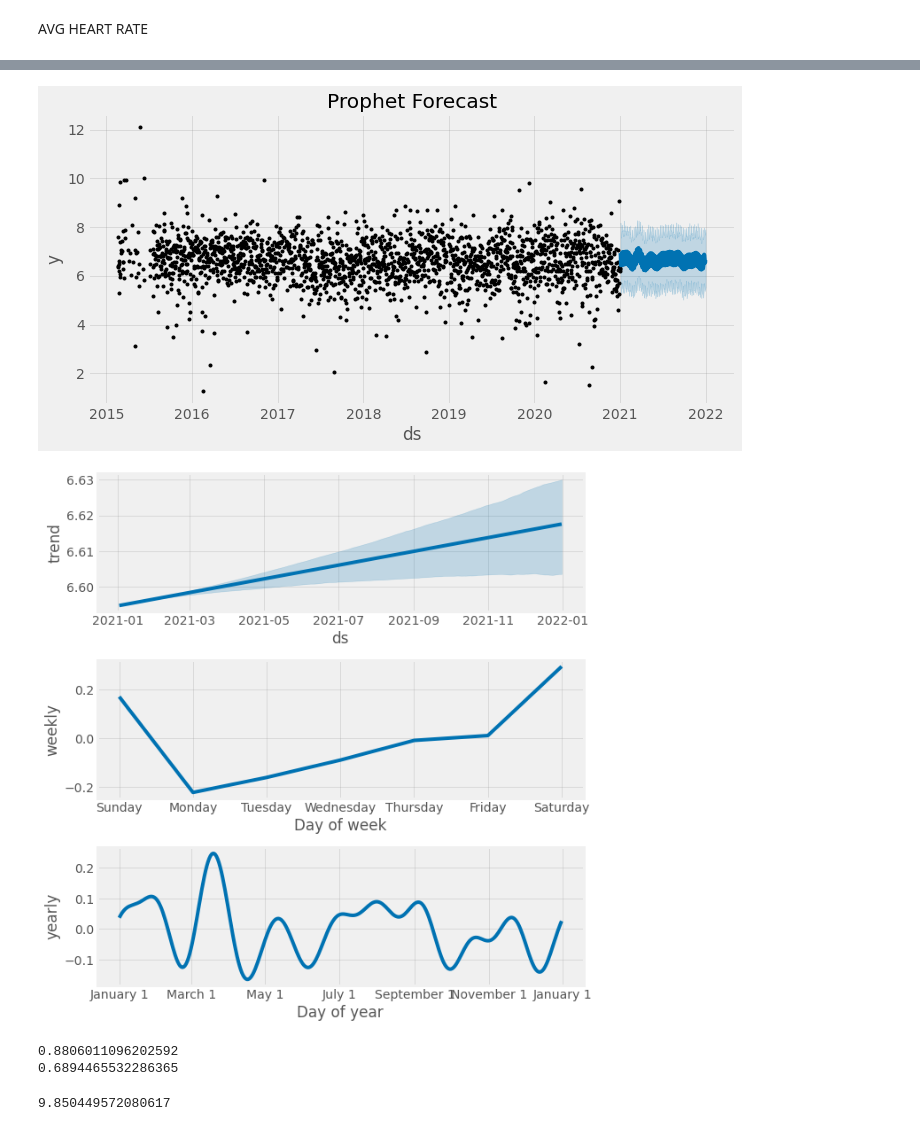
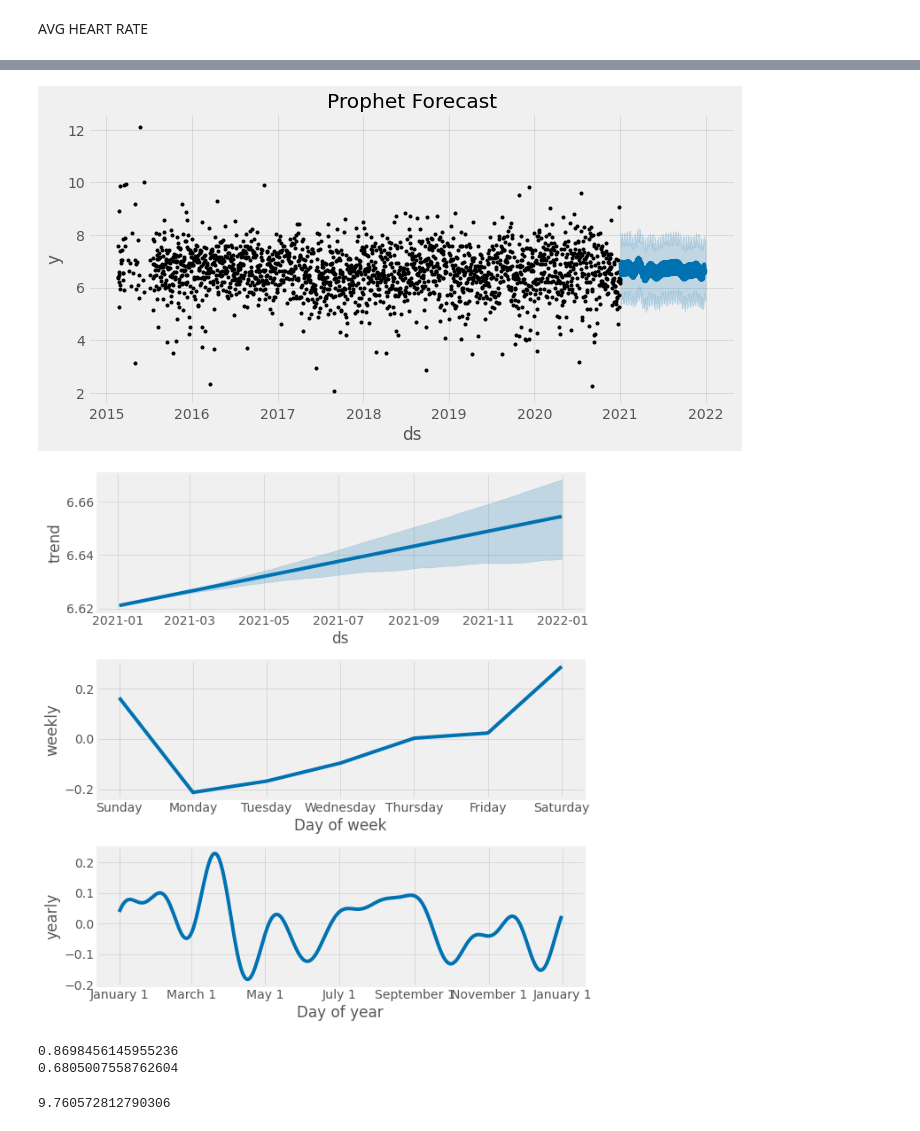
Before and after one commit to patrickmcalinden/kaggle_ml_sleep, a Jupyter notebook: kaggle_ml_sleep.ipynb, the cells around one changed output, grey strips where cells are left out. Saved outputs shown, nothing was run; the diff lists cells and outputs as text; code cells hidden in the pictures.

```diff
--- a/kaggle_ml_sleep.ipynb
+++ b/kaggle_ml_sleep.ipynb
@@ -85,6 +85,7 @@ base_df = pd.read_csv(r'C:\Users\paddy\Documents\Kaggle_competition\downloaded_d
 pd.to_datetime(base_df.index)
 #getting rid of the possible double entries
 base_df["sleep_hours"].iloc[833:1090] /= 2
+base_df = base_df[base_df['sleep_hours'] >= 2]
 
 color_pal = sns.color_palette()
 base_df.plot(style='.', figsize=(10,5), ms=1, color=color_pal[0],title='Sleep over time', )
@@ -384,9 +385,9 @@ plt.show()
 sleep_train_prophet_2 = data_train_2.reset_index() \
     .rename(columns={'date':'ds',
                      'sleep_hours_TRAIN':'y'})
+#0551
 
-
-model = Prophet(changepoint_prior_scale=0.0551, seasonality_prior_scale=10, seasonality_mode='additive', changepoint_range=.80)
+model = Prophet(changepoint_prior_scale=0.05505, seasonality_prior_scale=9, seasonality_mode='additive', changepoint_range=.50)
 model.fit(sleep_train_prophet_2)
 
 
@@ -470,5 +471,5 @@ mean_absolute_percentage_error(y_true=data_test_2['sleep_hours_TEST'],
-[figure, old version]
+[figure, new version]
-[figure, old version]
+[figure, new version]
-0.8806011096202592
-0.6894465532286365
+0.8698456145955236
+0.6805007558762604
-9.850449572080617
+9.760572812790306
```
Also changed, not shown: parts of 11 cells of this notebook.
